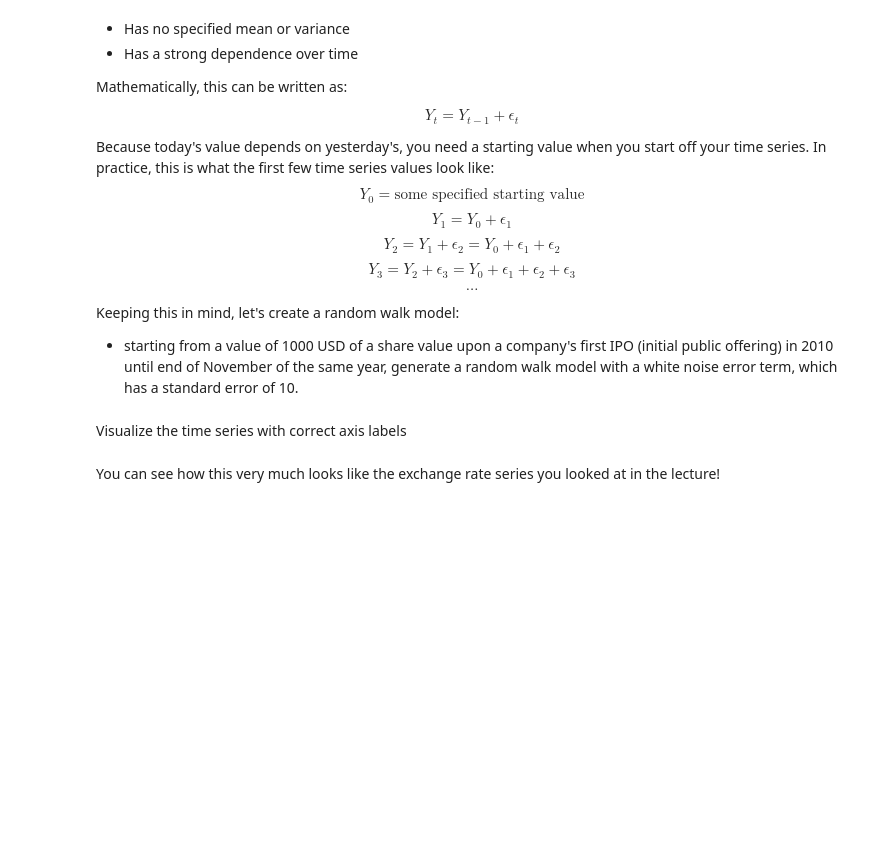
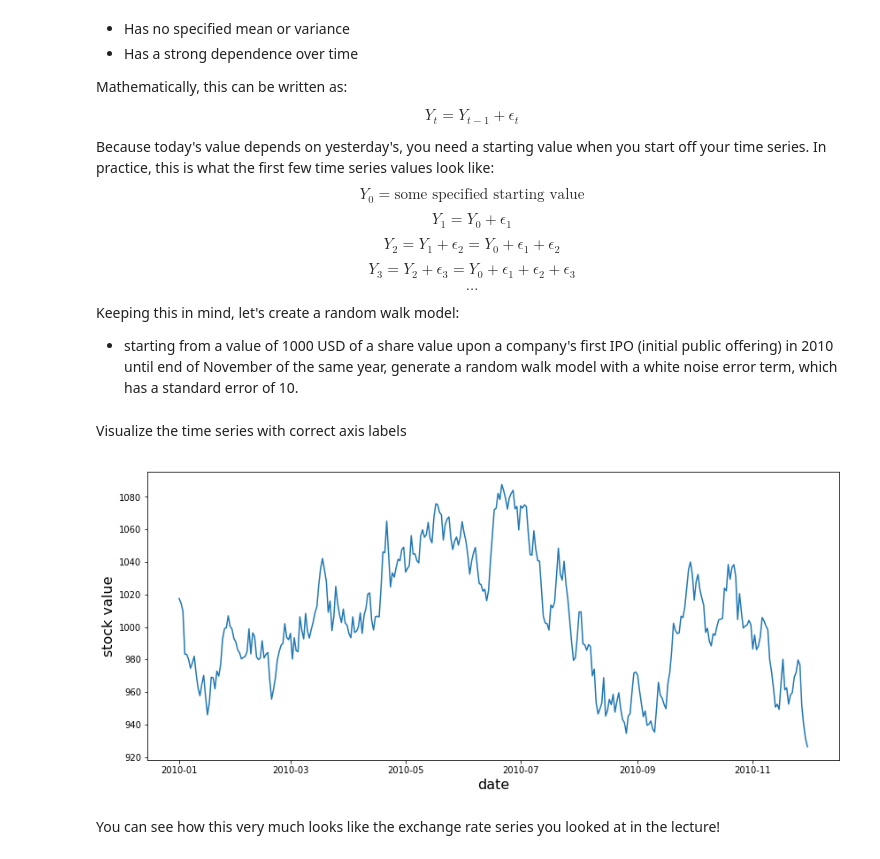
Before and after one commit to magnawhale/dsc-basic-time-series-models-lab-online-ds-ft-051319, a Jupyter notebook: index.ipynb, the cells around one changed output. Cells and saved outputs as stored; diff of their text form; code cells hidden in the pictures; blank space fills up the shorter version.

```diff
--- a/index.ipynb
+++ b/index.ipynb
@@ -162,2 +157,18 @@ np.random.seed(11)
+# %%
+# keep the random seed
+np.random.seed(11)
+
+# create a series with the specified dates
+error = np.random.normal(0,10,len(dates))
+dates = pd.date_range('2010-01-01', '2010-11-30')
+
+def random_walk(start, error):
+    y0 = start
+    cum_error = np.cumsum(error)
+    Y = cum_error + y0
+    return Y
+
+stock_value = random_walk(1000, error)
+stock_series = pd.Series(stock_value, index=dates)
 # %% [markdown]
 Visualize the time series with correct axis labels
@@ -166,3 +175,10 @@ Visualize the time series with correct axis labels
+# %%
+plt.figure(figsize=(14,6))
+plt.plot(stock_series)
+plt.xlabel('date', fontsize=16)
+plt.ylabel('stock value', fontsize=16);
+# %% [output]
+[figure, added]
 # %% [markdown]
 You can see how this very much looks like the exchange rate series you looked at in the lecture!
 # %% [markdown]
```
Also changed, not shown: parts of 14 cells of this notebook.
